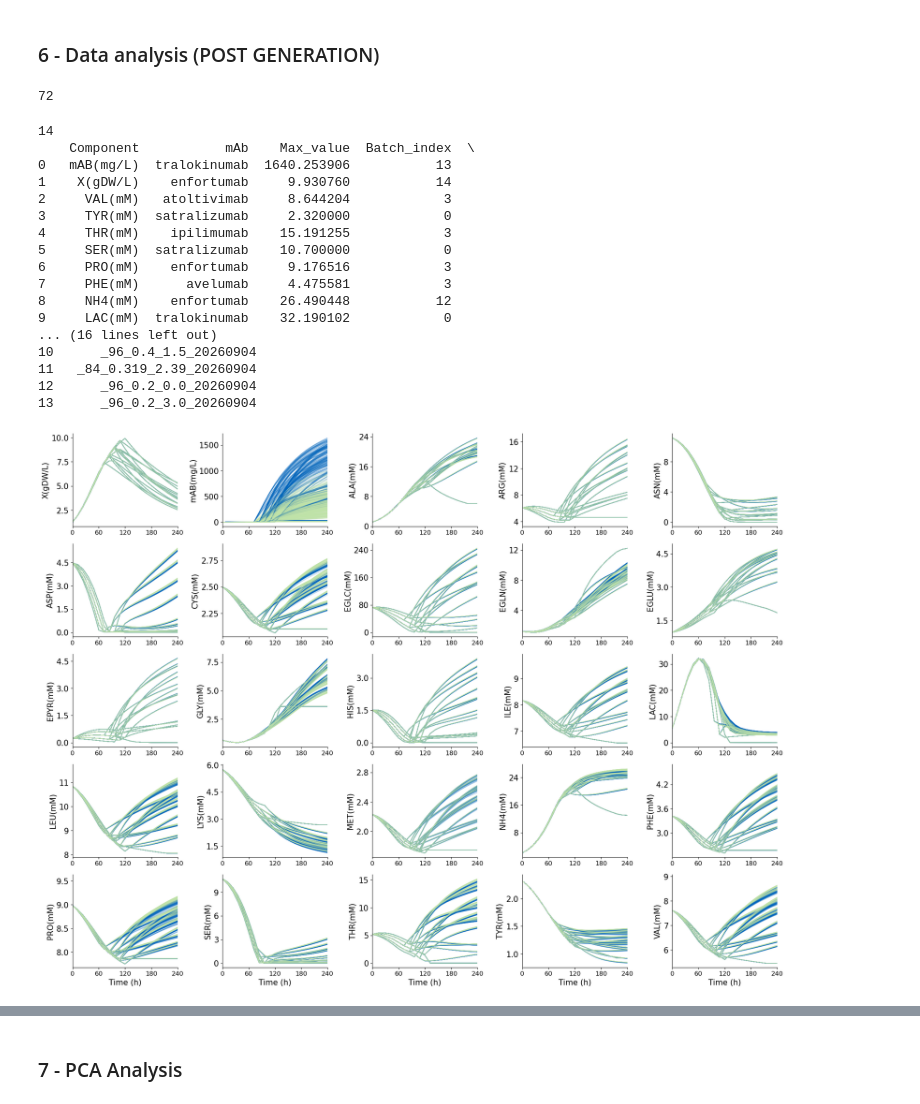
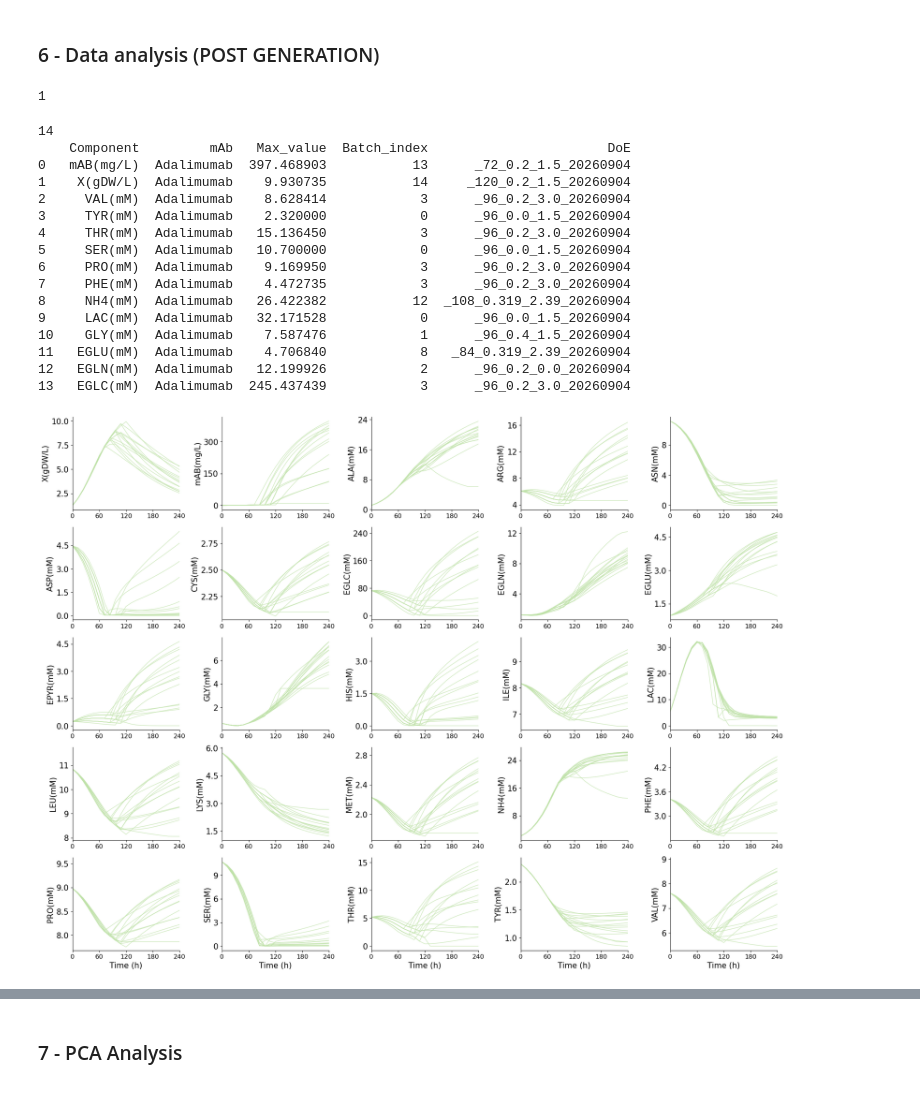
Before and after one commit to leogundersen/ESACT2026_Hybrid_Modelling, a Jupyter notebook: Code/Data_generation_ESACT2026.ipynb, the cells around one changed output, grey strips where cells are left out. Saved outputs shown, nothing was run; the diff lists cells and outputs as text; code cells hidden in the pictures.

```diff
--- a/Code/Data_generation_ESACT2026.ipynb
+++ b/Code/Data_generation_ESACT2026.ipynb
@@ -1285,6 +1285,8 @@ for mab in mabnames_list:
 filenames_batches = filenames_path
 # %%
 ######################################### Cell 6B: Gather mAb data from files ################################################
+mabnames_list = ['Adalimumab']
+
 all_mab_data = {}
 
 for mab in mabnames_list:
@@ -1304,7 +1306,7 @@ for mab in mabnames_list:
 
 len(all_mab_data)
 # %% [output]
-72
+1
 # %%
 ######################################### Cell 6C: Check max values of key components ################################################
 
@@ -1356,22 +1358,21 @@ df_max = df_max.iloc[::-1].reset_index(drop=True)
 print(df_max)
 # %% [output]
 14
-    Component           mAb    Max_value  Batch_index  \
-0   mAB(mg/L)  tralokinumab  1640.253906           13
-1    X(gDW/L)    enfortumab     9.930760           14
-2     VAL(mM)   atoltivimab     8.644204            3
-3     TYR(mM)  satralizumab     2.320000            0
-4     THR(mM)    ipilimumab    15.191255            3
-5     SER(mM)  satralizumab    10.700000            0
-6     PRO(mM)    enfortumab     9.176516            3
-7     PHE(mM)      avelumab     4.475581            3
-8     NH4(mM)    enfortumab    26.490448           12
-9     LAC(mM)  tralokinumab    32.190102            0
-... (16 lines left out)
-10      _96_0.4_1.5_20260904
-11   _84_0.319_2.39_20260904
-12      _96_0.2_0.0_20260904
-13      _96_0.2_3.0_20260904
+    Component         mAb   Max_value  Batch_index                       DoE
+0   mAB(mg/L)  Adalimumab  397.468903           13      _72_0.2_1.5_20260904
+1    X(gDW/L)  Adalimumab    9.930735           14     _120_0.2_1.5_20260904
+2     VAL(mM)  Adalimumab    8.628414            3      _96_0.2_3.0_20260904
+3     TYR(mM)  Adalimumab    2.320000            0      _96_0.0_1.5_20260904
+4     THR(mM)  Adalimumab   15.136450            3      _96_0.2_3.0_20260904
+5     SER(mM)  Adalimumab   10.700000            0      _96_0.0_1.5_20260904
+6     PRO(mM)  Adalimumab    9.169950            3      _96_0.2_3.0_20260904
+7     PHE(mM)  Adalimumab    4.472735            3      _96_0.2_3.0_20260904
+8     NH4(mM)  Adalimumab   26.422382           12  _108_0.319_2.39_20260904
+9     LAC(mM)  Adalimumab   32.171528            0      _96_0.0_1.5_20260904
+10    GLY(mM)  Adalimumab    7.587476            1      _96_0.4_1.5_20260904
+11   EGLU(mM)  Adalimumab    4.706840            8   _84_0.319_2.39_20260904
+12   EGLN(mM)  Adalimumab   12.199926            2      _96_0.2_0.0_20260904
+13   EGLC(mM)  Adalimumab  245.437439            3      _96_0.2_3.0_20260904
 # %%
 ######################################### Cell 6D: Plot all species/batches/mAbs (single plot, clean style) ################################################
 
@@ -1416,7 +1417,7 @@ def plot_all_species_grid(all_mab_data, inputs_labels, n_cols=5):
 
             for b in range(B):
                 ax.plot(time_hours, data_np[b, :, s] / scale,
-                        color=color, alpha=0.25, linewidth=1.0, zorder=1,
+                        color=color, alpha=0.80, linewidth=1.0, zorder=1,
                         label="High productivity" if (s == 0 and mab_name == list(all_mab_data.keys())[0] and productivity == "high") else None)
 
         col = s % n_cols
@@ -1428,34 +1429,34 @@ def plot_all_species_grid(all_mab_data, inputs_labels, n_cols=5):
 
         #ax.set_ylabel("mAb (g/L)" if is_mab else species_label, fontsize=15)
         ax.set_ylabel(species_label, fontsize=15)
 
         ax.yaxis.set_major_locator(MaxNLocator(nbins=4))
 
         #top of y-axis set to the max value of this species across all mAbs/batches
         ax.set_ylim(top=(species_max[s] / scale) * 1.05)
 
         ax.tick_params(axis='y', labelsize=15, labelleft=True)
         ax.tick_params(axis='x', labelsize=12)
         ax.set_xticks([0, 60, 120, 180, 240])
         ax.set_xlim(0, 240)
         ax.spines['top'].set_visible(False)
         ax.spines['right'].set_visible(False)
 
     for k in range(num_species, n_rows*n_cols):
         fig.delaxes(axs[k])
 
     #legend_elements = [
      #   Line2D([0], [0], color=high_color, lw=2, label='High productivity'),
      #   Line2D([0], [0], color=low_color, lw=2, label='Low productivity')
     #]
     #fig.legend(handles=legend_elements, loc='upper center', ncol=2, fontsize=13)
 
     plt.tight_layout()
     return fig
 
 fig = plot_all_species_grid(all_mab_data, inputs_labels, n_cols=5)
 # %% [output]
-[figure, old version]
+[figure, new version]
 # %%
 ######################################### Cell 6E: Plot mAb only (single plot, g/L) ################################################
 
```
Also changed, not shown: parts of 1 cell of this notebook, 13 other files.
